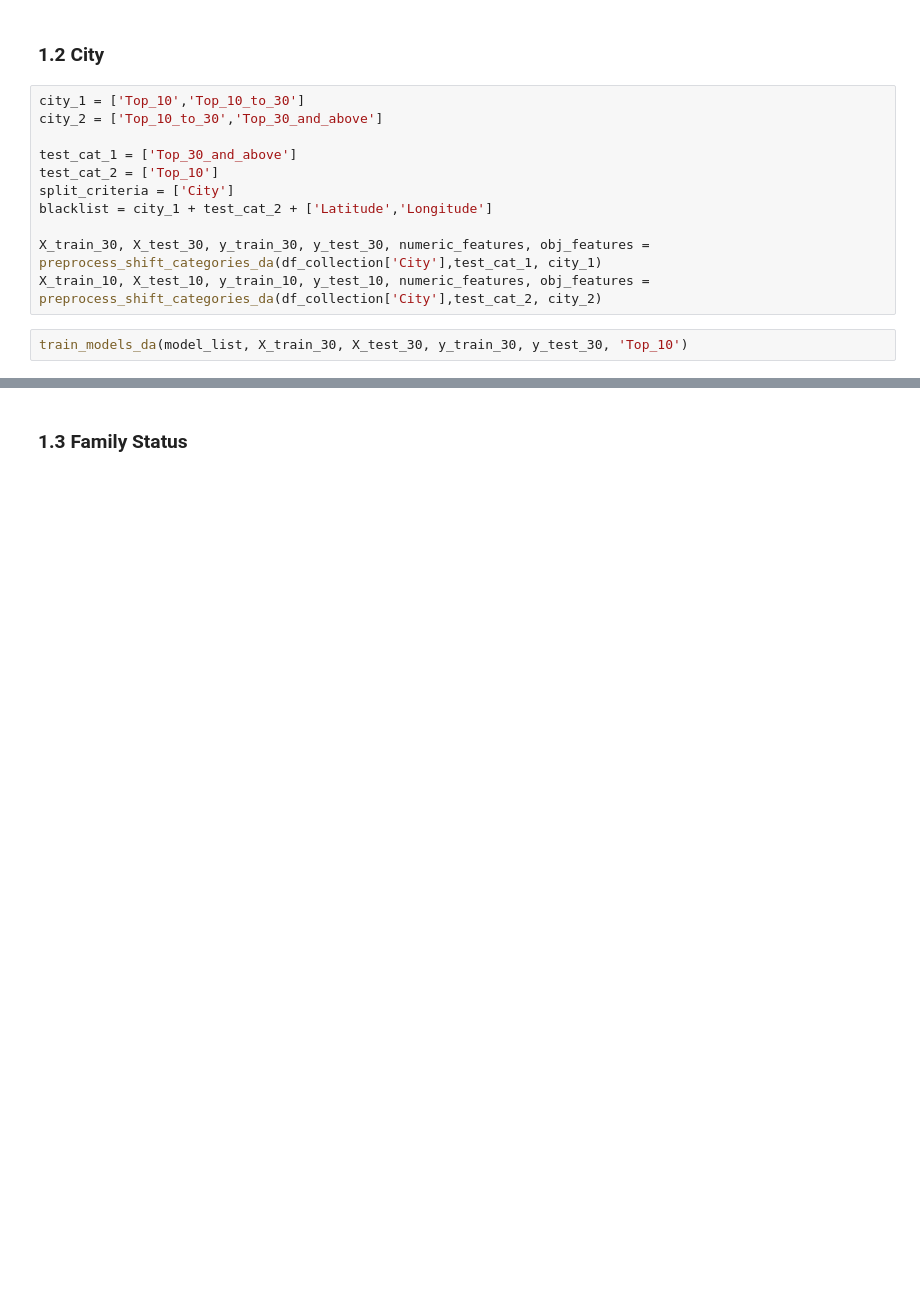
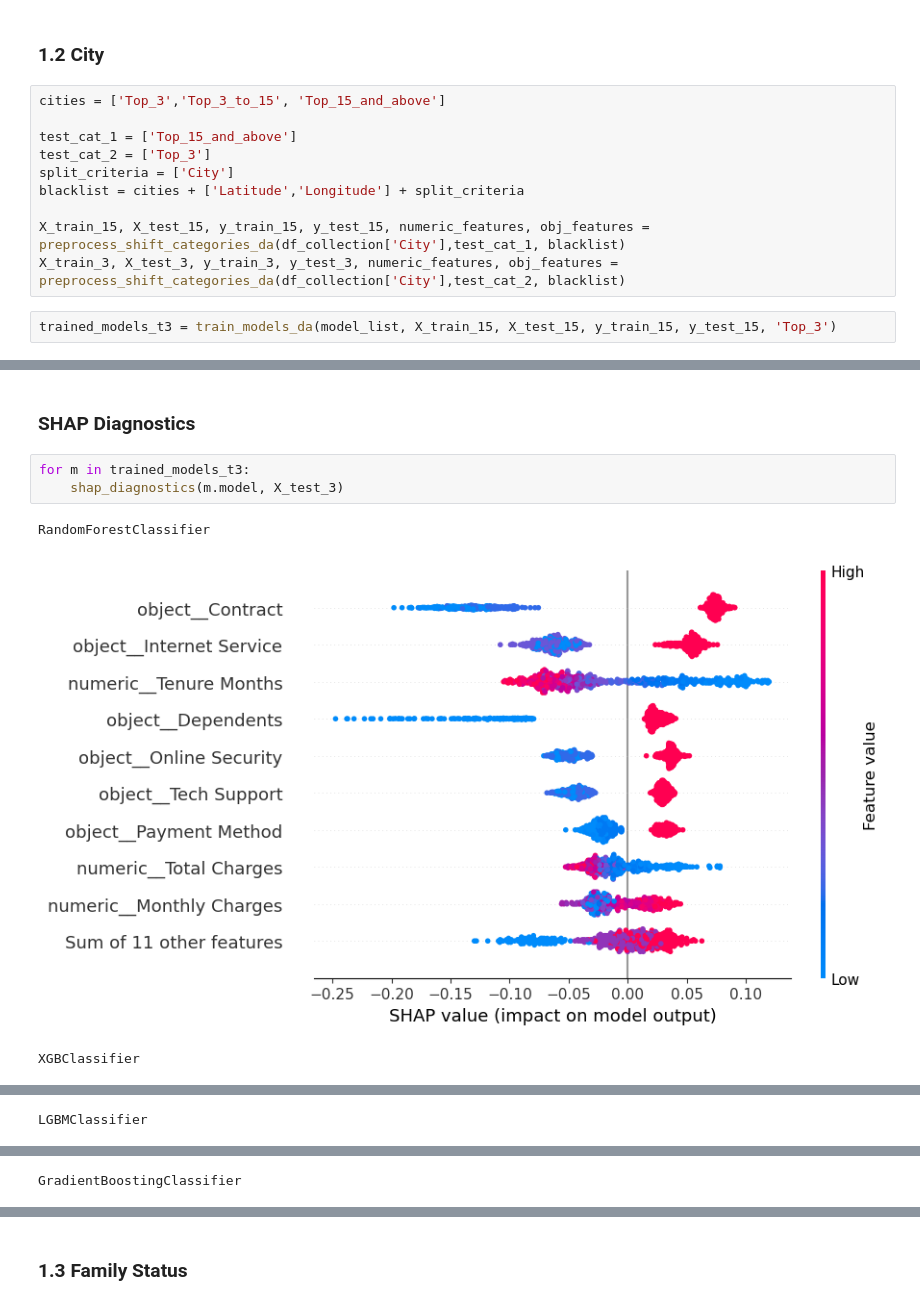
Before and after one commit to uladcharn/Interpretable_Gradient_Boosting__Under_Data_distribution_Shift, a Jupyter notebook: main_analysis.ipynb, the cells around one changed output, grey strips where cells are left out. Drawn from its saved outputs; the diff is of its cells as text; blank space fills up the shorter version.

```diff
--- a/main_analysis.ipynb
+++ b/main_analysis.ipynb
@@ -68,16 +119,15 @@ weighted avg       0.89      0.89      0.89      1970
 # %% [markdown]
 ### 1.2 City
 # %%
-city_1 = ['Top_10','Top_10_to_30']
-city_2 = ['Top_10_to_30','Top_30_and_above']
+cities = ['Top_3','Top_3_to_15', 'Top_15_and_above']
 
-test_cat_1 = ['Top_30_and_above']
-test_cat_2 = ['Top_10']
+test_cat_1 = ['Top_15_and_above']
+test_cat_2 = ['Top_3']
 split_criteria = ['City']
-blacklist = city_1 + test_cat_2 + ['Latitude','Longitude']
+blacklist = cities + ['Latitude','Longitude'] + split_criteria
 
-X_train_30, X_test_30, y_train_30, y_test_30, numeric_features, obj_features = preprocess_shift_categories_da(df_collection['City'],test_cat_1, city_1)
-X_train_10, X_test_10, y_train_10, y_test_10, numeric_features, obj_features = preprocess_shift_categories_da(df_collection['City'],test_cat_2, city_2)
+X_train_15, X_test_15, y_train_15, y_test_15, numeric_features, obj_features = preprocess_shift_categories_da(df_collection['City'],test_cat_1, blacklist)
+X_train_3, X_test_3, y_train_3, y_test_3, numeric_features, obj_features = preprocess_shift_categories_da(df_collection['City'],test_cat_2, blacklist)
 # %%
-train_models_da(model_list, X_train_30, X_test_30, y_train_30, y_test_30, 'Top_10')
+trained_models_t3 = train_models_da(model_list, X_train_15, X_test_15, y_train_15, y_test_15, 'Top_3')
 # %% [output]
@@ -120,0 +171,9 @@ weighted avg       0.90      0.89      0.89       779
+# %% [markdown]
+### SHAP Diagnostics
+# %%
+for m in trained_models_t3:
+    shap_diagnostics(m.model, X_test_3)
+# %% [output]
+RandomForestClassifier
+[figure, added]
+XGBClassifier
@@ -120,0 +181 @@ weighted avg       0.90      0.89      0.89       779
+LGBMClassifier
@@ -120,0 +183 @@ weighted avg       0.90      0.89      0.89       779
+GradientBoostingClassifier
```
Also changed, not shown: parts of 21 cells of this notebook, 4 other files.
